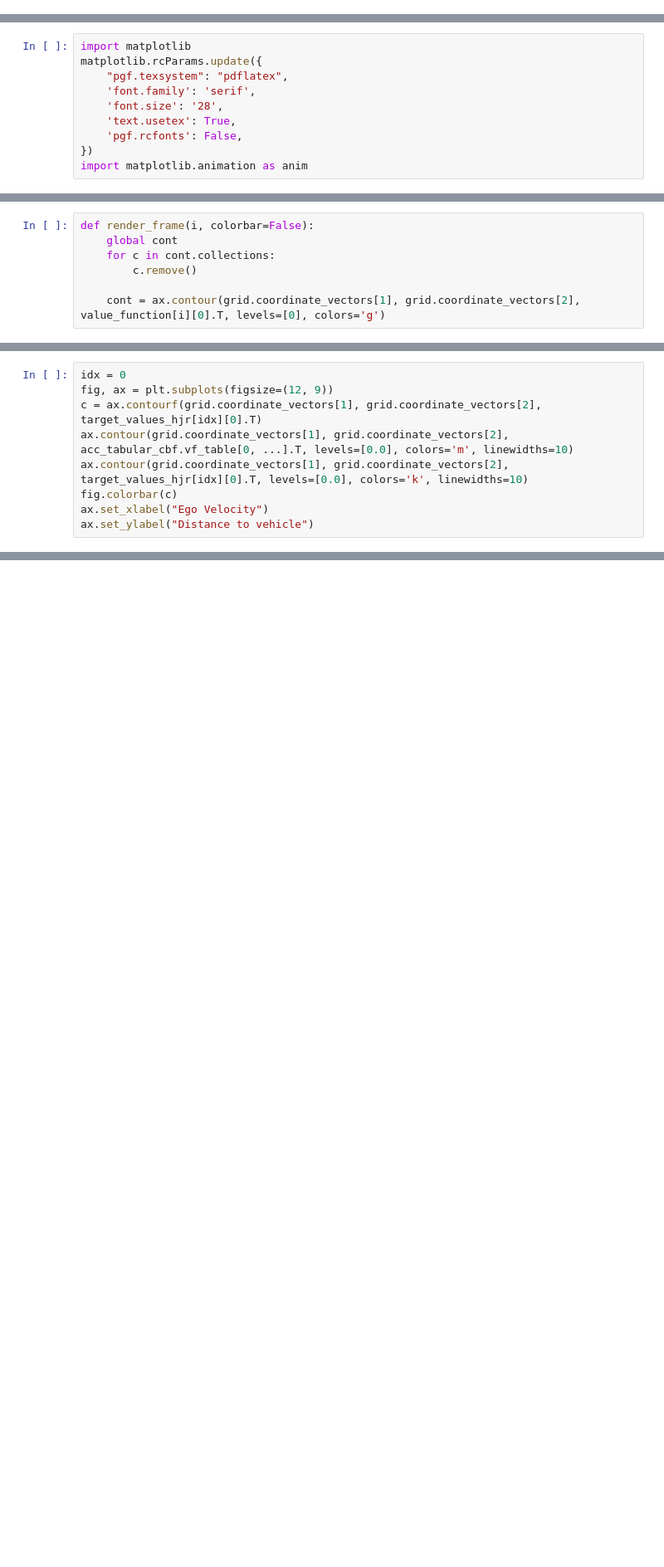
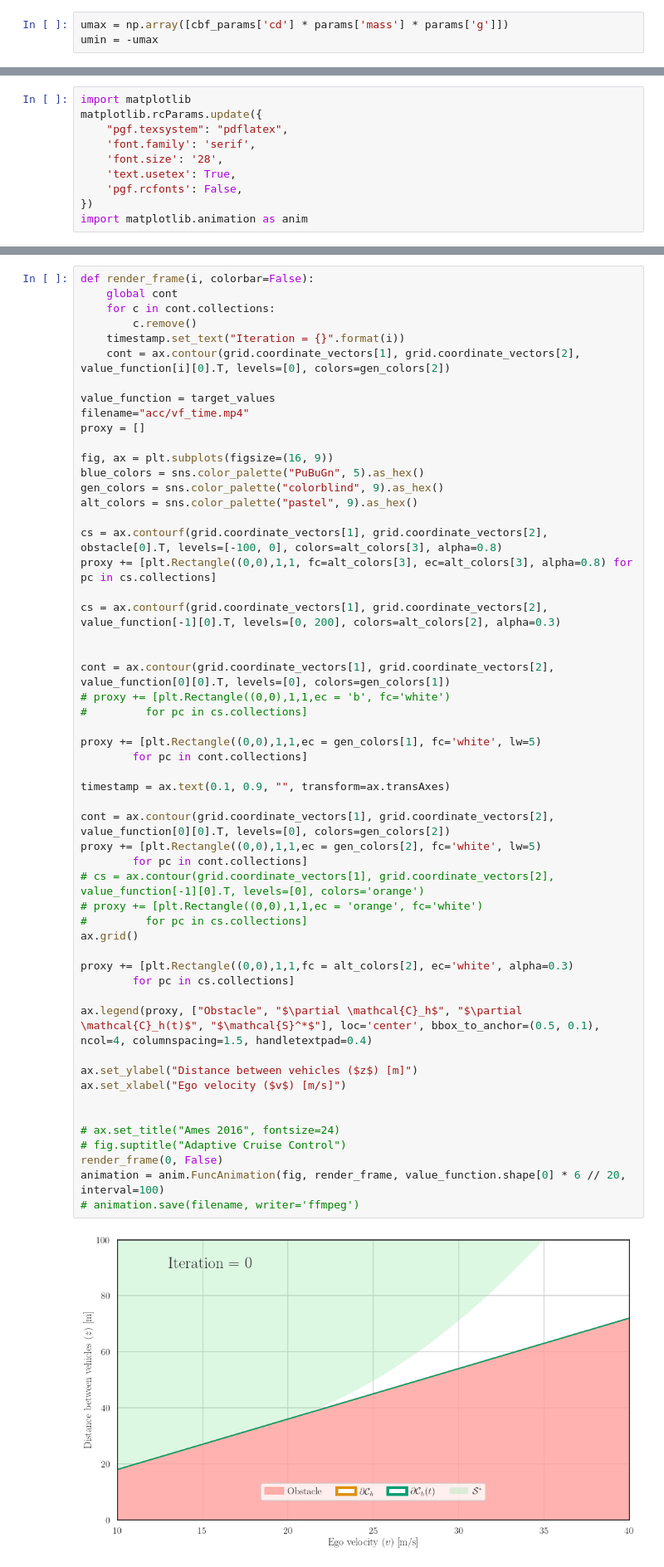
Before and after one commit to UCSD-SASLab/refineCBF, a Jupyter notebook: examples/acc.ipynb, the cells around one changed output, grey strips where cells are left out. Shown at 83% size. Saved outputs shown, nothing was run; the diff lists cells and outputs as text; blank space fills up the shorter version.

```diff
--- a/examples/acc.ipynb
+++ b/examples/acc.ipynb
@@ -13,0 +119,3 @@ import jax.numpy as jnp
+# %%
+umax = np.array([cbf_params['cd'] * params['mass'] * params['g']])
+umin = -umax
@@ -150,7 +205,0 @@ Text(0, 0.5, 'Distance to vehicle')
-# %%
-def render_frame(i, colorbar=False):
-    global cont
-    for c in cont.collections:
-        c.remove()
-
-    cont = ax.contour(grid.coordinate_vectors[1], grid.coordinate_vectors[2], value_function[i][0].T, levels=[0], colors='g')
@@ -191,9 +205,0 @@ animation = anim.FuncAnimation(fig, render_frame, value_function.shape[0], inter
-# %%
-idx = 0
-fig, ax = plt.subplots(figsize=(12, 9))
-c = ax.contourf(grid.coordinate_vectors[1], grid.coordinate_vectors[2], target_values_hjr[idx][0].T)
-ax.contour(grid.coordinate_vectors[1], grid.coordinate_vectors[2], acc_tabular_cbf.vf_table[0, ...].T, levels=[0.0], colors='m', linewidths=10)
-ax.contour(grid.coordinate_vectors[1], grid.coordinate_vectors[2], target_values_hjr[idx][0].T, levels=[0.0], colors='k', linewidths=10)
-fig.colorbar(c)
-ax.set_xlabel("Ego Velocity")
-ax.set_ylabel("Distance to vehicle")
@@ -321,0 +208,56 @@ fig.tight_layout()
+# %%
+def render_frame(i, colorbar=False):
+    global cont
+    for c in cont.collections:
+        c.remove()
+    timestamp.set_text("Iteration = {}".format(i))
+    cont = ax.contour(grid.coordinate_vectors[1], grid.coordinate_vectors[2], value_function[i][0].T, levels=[0], colors=gen_colors[2])
+
+value_function = target_values
+filename="acc/vf_time.mp4"
+proxy = []
+
+fig, ax = plt.subplots(figsize=(16, 9))
+blue_colors = sns.color_palette("PuBuGn", 5).as_hex()
+gen_colors = sns.color_palette("colorblind", 9).as_hex()
+alt_colors = sns.color_palette("pastel", 9).as_hex()
+
+cs = ax.contourf(grid.coordinate_vectors[1], grid.coordinate_vectors[2], obstacle[0].T, levels=[-100, 0], colors=alt_colors[3], alpha=0.8)
+proxy += [plt.Rectangle((0,0),1,1, fc=alt_colors[3], ec=alt_colors[3], alpha=0.8) for pc in cs.collections]
+
+cs = ax.contourf(grid.coordinate_vectors[1], grid.coordinate_vectors[2], value_function[-1][0].T, levels=[0, 200], colors=alt_colors[2], alpha=0.3)
+
+
+cont = ax.contour(grid.coordinate_vectors[1], grid.coordinate_vectors[2], value_function[0][0].T, levels=[0], colors=gen_colors[1])
+# proxy += [plt.Rectangle((0,0),1,1,ec = 'b', fc='white')
+#         for pc in cs.collections]
+
+proxy += [plt.Rectangle((0,0),1,1,ec = gen_colors[1], fc='white', lw=5)
+        for pc in cont.collections]
+
+timestamp = ax.text(0.1, 0.9, "", transform=ax.transAxes)
+
+cont = ax.contour(grid.coordinate_vectors[1], grid.coordinate_vectors[2], value_function[0][0].T, levels=[0], colors=gen_colors[2])
+proxy += [plt.Rectangle((0,0),1,1,ec = gen_colors[2], fc='white', lw=5)
+        for pc in cont.collections]
+# cs = ax.contour(grid.coordinate_vectors[1], grid.coordinate_vectors[2], value_function[-1][0].T, levels=[0], colors='orange')
+# proxy += [plt.Rectangle((0,0),1,1,ec = 'orange', fc='white')
+#         for pc in cs.collections]
+ax.grid()
+
+proxy += [plt.Rectangle((0,0),1,1,fc = alt_colors[2], ec='white', alpha=0.3)
+        for pc in cs.collections]
+
+ax.legend(proxy, ["Obstacle", "$\partial \mathcal{C}_h$", "$\partial \mathcal{C}_h(t)$", "$\mathcal{S}^*$"], loc='center', bbox_to_anchor=(0.5, 0.1), ncol=4, columnspacing=1.5, handletextpad=0.4)
+
+ax.set_ylabel("Distance between vehicles ($z$) [m]")
+ax.set_xlabel("Ego velocity ($v$) [m/s]")
+
+
+# ax.set_title("Ames 2016", fontsize=24)
+# fig.suptitle("Adaptive Cruise Control")
+render_frame(0, False)
+animation = anim.FuncAnimation(fig, render_frame, value_function.shape[0] * 6 // 20, interval=100)
+# animation.save(filename, writer='ffmpeg')
+# %% [output]
+[figure, added]
```
Also changed, not shown: parts of 67 cells of this notebook, 1 other file.
